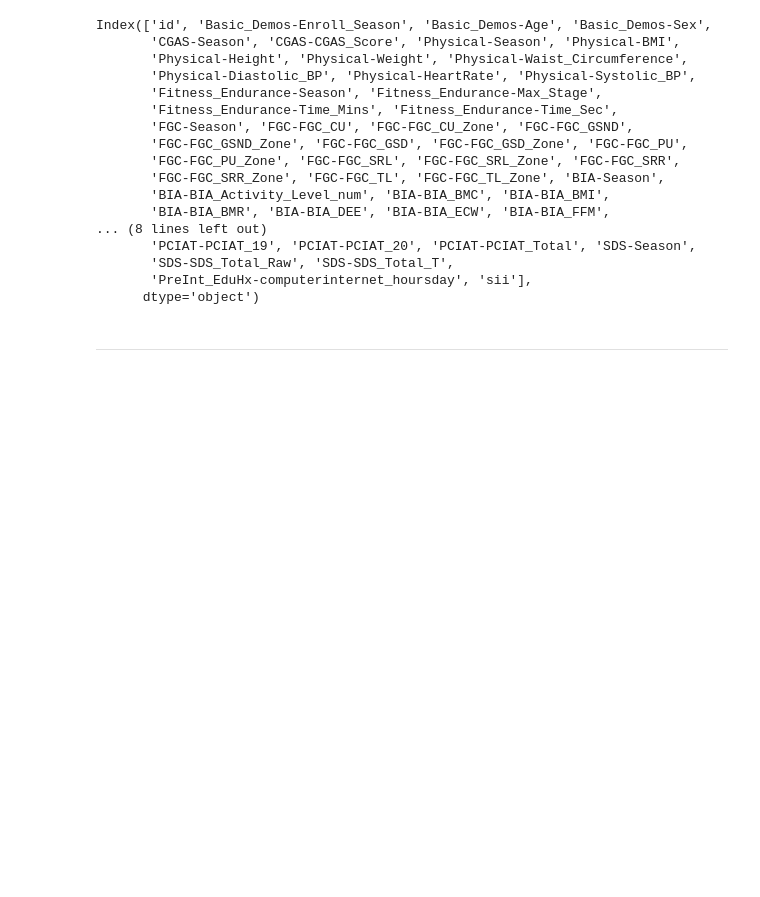
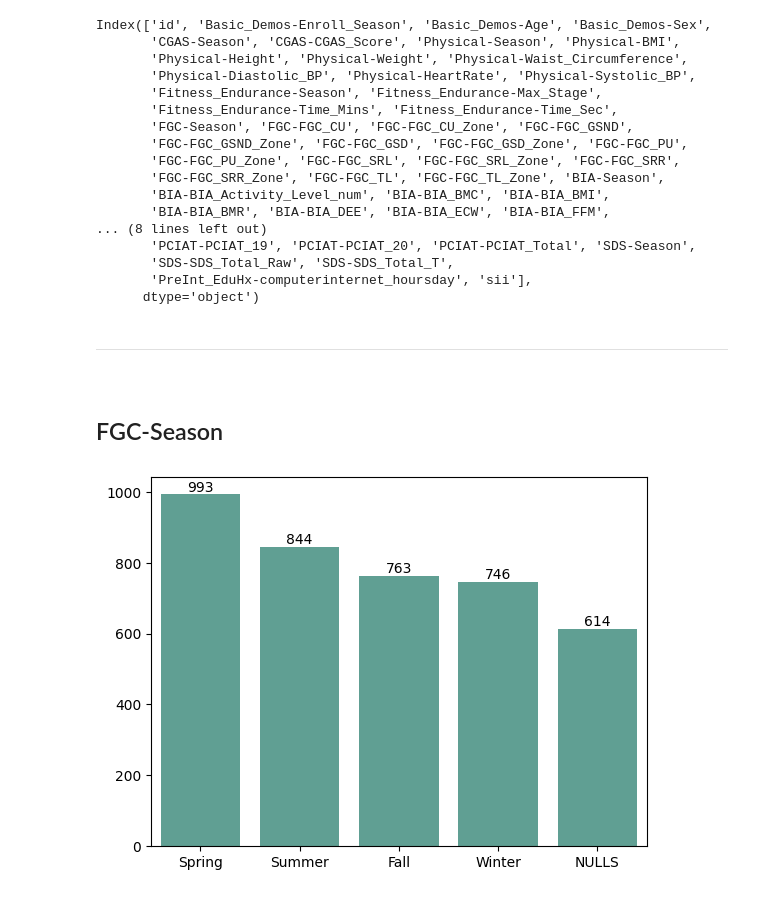
Before and after one commit to dileepNaiduOne/child-problematic-internet-usage, a Jupyter notebook: EDA.ipynb, the cells around one changed output. Drawn from its saved outputs; the diff is of its cells as text; code cells hidden in the pictures; blank space fills up the shorter version.

```diff
--- a/EDA.ipynb
+++ b/EDA.ipynb
@@ -7,6 +7,8 @@ import seaborn as sns
 
 pd.set_option("display.max_rows", None)
 pd.reset_option("display.max_rows")
+
+sns.set_palette("dark:#5A9_r")
 # %%
 # a = pd.read_parquet(r"../data/series_train_parquet/id=00115b9f/part-0.parquet")
 # %%
@@ -66,3 +74,13 @@ pd.reset_option("display.max_rows")
+# %%
+def draw_barchart(column):
+    a = sns.barplot(
+        x=["NULLS" if type(x) == float else x for x in list(map(lambda x : x[0], df[["FGC-Season"]].value_counts(dropna=False).index))],
+        y=df[[column]].value_counts(dropna=False).values
+    )
+
+    a.bar_label(a.containers[0])
+
+    plt.show()
 # %% [markdown]
 #
 ---
@@ -118,3 +136,9 @@ Index(['id', 'Basic_Demos-Enroll_Season', 'Basic_Demos-Age', 'Basic_Demos-Sex',
 #
 ---
 #
+# %% [markdown]
+## FGC-Season
+# %%
+draw_barchart("FGC-Season")
+# %% [output]
+[figure, added]
```
Also changed, not shown: parts of 2 cells of this notebook.
